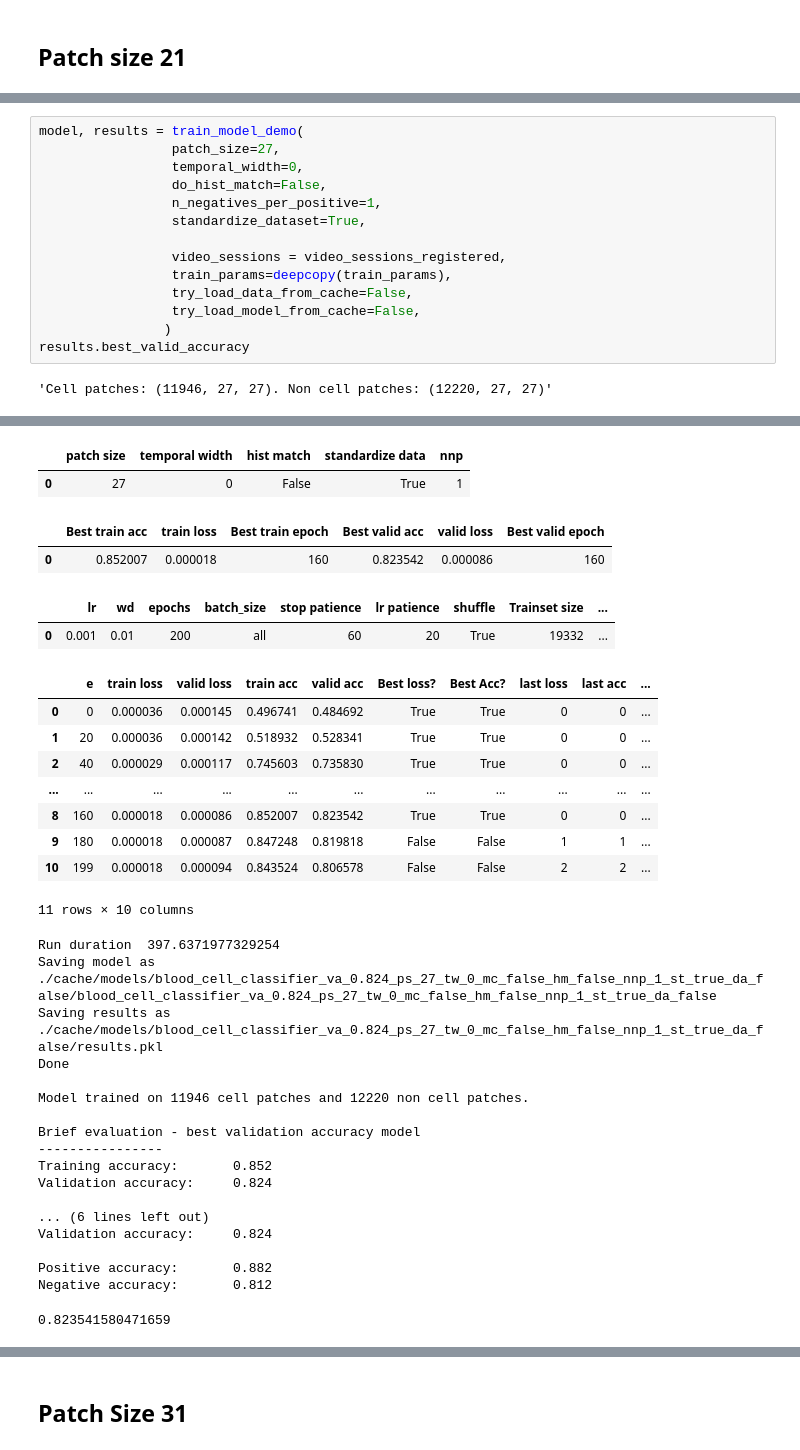
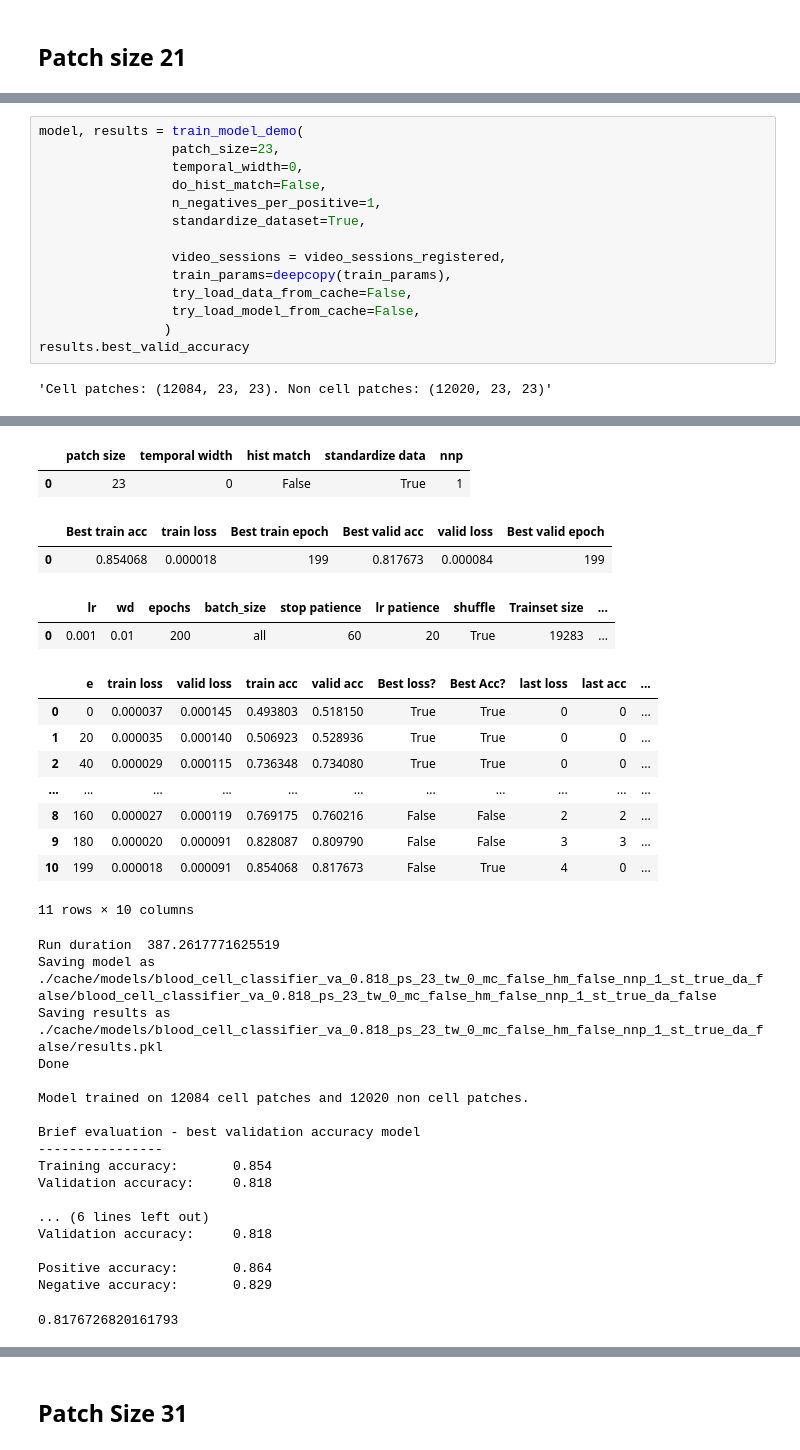
Before and after one commit to cchadj/cell-tracking-ucl-thesis, a Jupyter notebook: train-model-minimal.ipynb, the cells around one changed output, grey strips where cells are left out. Saved outputs shown, nothing was run; the diff lists cells and outputs as text.

Commit message:
updadet training results

```diff
--- a/train-model-minimal.ipynb
+++ b/train-model-minimal.ipynb
@@ -1873,53 +1579,53 @@ Negative accuracy:       0.850
 # %%
 model, results = train_model_demo(
-                 patch_size=27,
+                 patch_size=23,
                  temporal_width=0,
                  do_hist_match=False,
                  n_negatives_per_positive=1,
                  standardize_dataset=True,
 
                  video_sessions = video_sessions_registered,
                  train_params=deepcopy(train_params),
                  try_load_data_from_cache=False,
                  try_load_model_from_cache=False,
                 )
 results.best_valid_accuracy
 # %% [output]
-'Cell patches: (11946, 27, 27). Non cell patches: (12220, 27, 27)'
+'Cell patches: (12084, 23, 23). Non cell patches: (12020, 23, 23)'
 'Training new model.'
 'You can interrupt(ctr - C or interrupt kernel in notebook) any time to get the model with the best validation accuracy at the current time.'
 |  | patch size | temporal width | hist match | standardize data | nnp |
-| 0 | 27 | 0 | False | True | 1 |
+| 0 | 23 | 0 | False | True | 1 |
 |  | Best train acc | train loss | Best train epoch | Best valid acc | valid loss | Best valid epoch |
-| 0 | 0.852007 | 0.000018 | 160 | 0.823542 | 0.000086 | 160 |
+| 0 | 0.854068 | 0.000018 | 199 | 0.817673 | 0.000084 | 199 |
 |  | lr | wd | epochs | batch_size | stop patience | lr patience | shuffle | Trainset size | ... |
-| 0 | 0.001 | 0.01 | 200 | all | 60 | 20 | True | 19332 | ... |
+| 0 | 0.001 | 0.01 | 200 | all | 60 | 20 | True | 19283 | ... |
 |  | e | train loss | valid loss | train acc | valid acc | Best loss? | Best Acc? | last loss | last acc | ... |
-| 0 | 0 | 0.000036 | 0.000145 | 0.496741 | 0.484692 | True | True | 0 | 0 | ... |
-| 1 | 20 | 0.000036 | 0.000142 | 0.518932 | 0.528341 | True | True | 0 | 0 | ... |
-| 2 | 40 | 0.000029 | 0.000117 | 0.745603 | 0.735830 | True | True | 0 | 0 | ... |
+| 0 | 0 | 0.000037 | 0.000145 | 0.493803 | 0.518150 | True | True | 0 | 0 | ... |
+| 1 | 20 | 0.000035 | 0.000140 | 0.506923 | 0.528936 | True | True | 0 | 0 | ... |
+| 2 | 40 | 0.000029 | 0.000115 | 0.736348 | 0.734080 | True | True | 0 | 0 | ... |
 | ... | ... | ... | ... | ... | ... | ... | ... | ... | ... | ... |
-| 8 | 160 | 0.000018 | 0.000086 | 0.852007 | 0.823542 | True | True | 0 | 0 | ... |
-| 9 | 180 | 0.000018 | 0.000087 | 0.847248 | 0.819818 | False | False | 1 | 1 | ... |
-| 10 | 199 | 0.000018 | 0.000094 | 0.843524 | 0.806578 | False | False | 2 | 2 | ... |
+| 8 | 160 | 0.000027 | 0.000119 | 0.769175 | 0.760216 | False | False | 2 | 2 | ... |
+| 9 | 180 | 0.000020 | 0.000091 | 0.828087 | 0.809790 | False | False | 3 | 3 | ... |
+| 10 | 199 | 0.000018 | 0.000091 | 0.854068 | 0.817673 | False | True | 4 | 0 | ... |
 11 rows × 10 columns
-Run duration  397.6371977329254
-Saving model as ./cache/models/blood_cell_classifier_va_0.824_ps_27_tw_0_mc_false_hm_false_nnp_1_st_true_da_false/blood_cell_classifier_va_0.824_ps_27_tw_0_mc_false_hm_false_nnp_1_st_true_da_false
-Saving results as ./cache/models/blood_cell_classifier_va_0.824_ps_27_tw_0_mc_false_hm_false_nnp_1_st_true_da_false/results.pkl
+Run duration  387.2617771625519
+Saving model as ./cache/models/blood_cell_classifier_va_0.818_ps_23_tw_0_mc_false_hm_false_nnp_1_st_true_da_false/blood_cell_classifier_va_0.818_ps_23_tw_0_mc_false_hm_false_nnp_1_st_true_da_false
+Saving results as ./cache/models/blood_cell_classifier_va_0.818_ps_23_tw_0_mc_false_hm_false_nnp_1_st_true_da_false/results.pkl
 Done
 
-Model trained on 11946 cell patches and 12220 non cell patches.
+Model trained on 12084 cell patches and 12020 non cell patches.
 
 Brief evaluation - best validation accuracy model
 ----------------
-Training accuracy:       0.852
-Validation accuracy:     0.824
+Training accuracy:       0.854
+Validation accuracy:     0.818
 
 ... (6 lines left out)
-Validation accuracy:     0.824
+Validation accuracy:     0.818
 
-Positive accuracy:       0.882
-Negative accuracy:       0.812
+Positive accuracy:       0.864
+Negative accuracy:       0.829
-0.823541580471659
+0.8176726820161793
 # %%
 model, results = train_model_demo(
```
Also changed, not shown: parts of 43 cells of this notebook, 1 other file.
